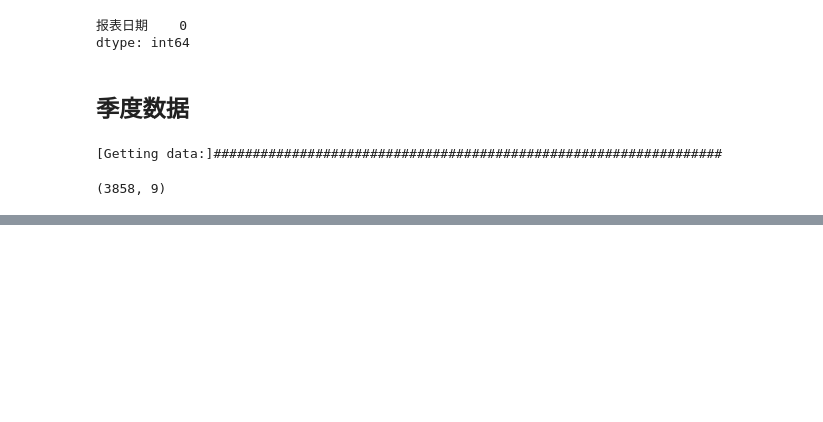
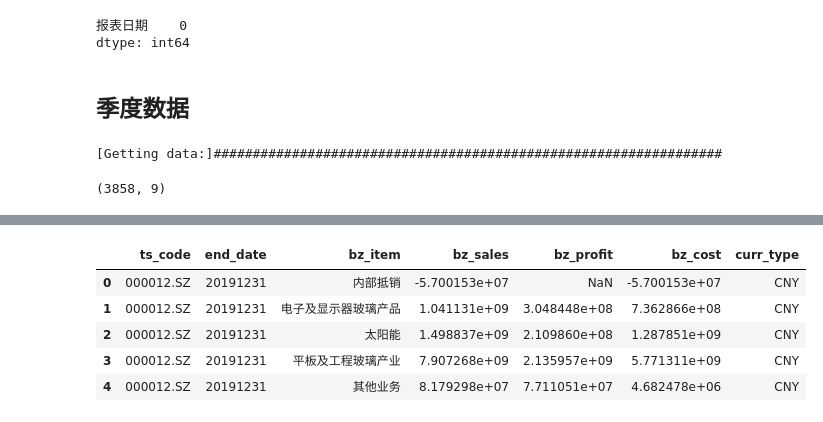
Before and after one commit to nju-luke/inves, a Jupyter notebook: 估值/ori_FVA/获取数据.ipynb, the cells around one changed output, grey strips where cells are left out. Cells and saved outputs as stored; diff of their text form; code cells hidden in the pictures; blank space fills up the shorter version.

```diff
--- a/估值/ori_FVA/获取数据.ipynb
+++ b/估值/ori_FVA/获取数据.ipynb
@@ -179,0 +211,9 @@ df = ts.get_today_all()
+# %%
+df.head()
+# %% [output]
+|  | ts_code | end_date | bz_item | bz_sales | bz_profit | bz_cost | curr_type |
+| 0 | 000012.SZ | 20191231 | 内部抵销 | -5.700153e+07 | NaN | -5.700153e+07 | CNY |
+| 1 | 000012.SZ | 20191231 | 电子及显示器玻璃产品 | 1.041131e+09 | 3.048448e+08 | 7.362866e+08 | CNY |
+| 2 | 000012.SZ | 20191231 | 太阳能 | 1.498837e+09 | 2.109860e+08 | 1.287851e+09 | CNY |
+| 3 | 000012.SZ | 20191231 | 平板及工程玻璃产业 | 7.907268e+09 | 2.135957e+09 | 5.771311e+09 | CNY |
+| 4 | 000012.SZ | 20191231 | 其他业务 | 8.179298e+07 | 7.711051e+07 | 4.682478e+06 | CNY |
```
Also changed, not shown: parts of 6 cells of this notebook, 2 other files.
